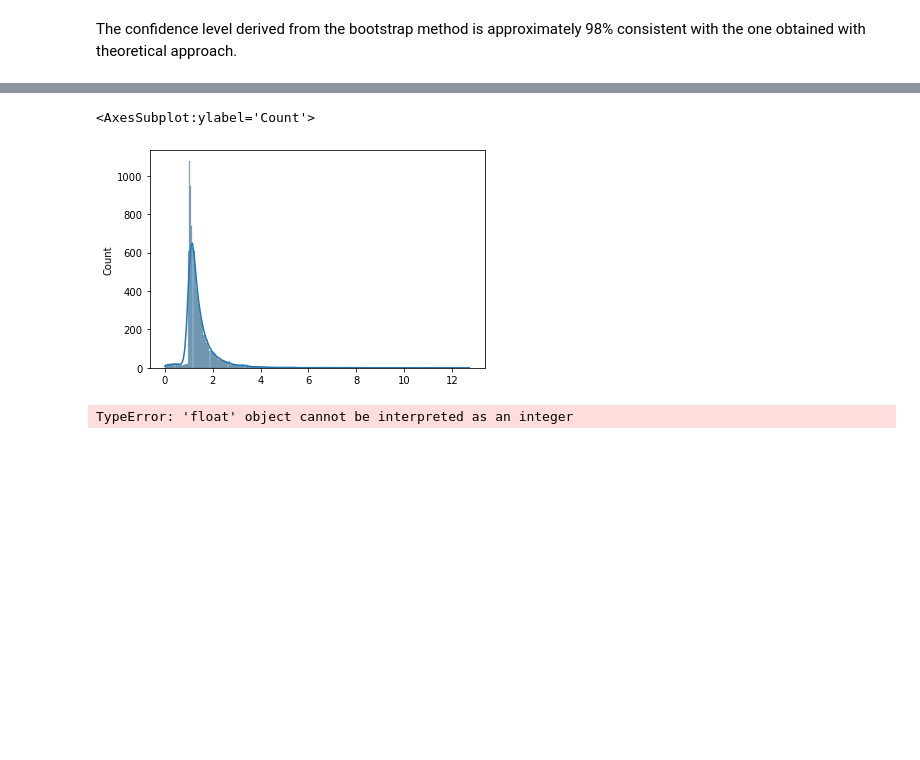
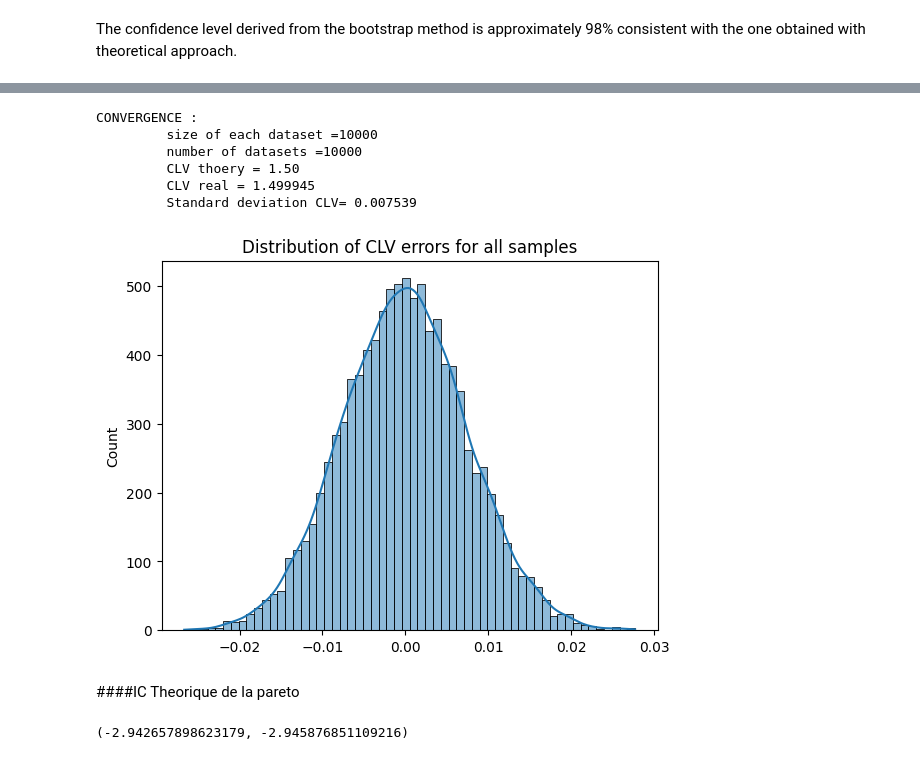
Before and after one commit to louizaaouaouche/Statistical-estimation-of-CLV, a Jupyter notebook: src/notebook.ipynb, the cells around one changed output, grey strips where cells are left out. Drawn from its saved outputs; the diff is of its cells as text; code cells hidden in the pictures; blank space fills up the shorter version.

```diff
--- a/src/notebook.ipynb
+++ b/src/notebook.ipynb
@@ -573,5 +588,5 @@ def generate_pareto(scale, size, obs_duration):
 # %%
 def pareto_c_clv_estimator(Y, ancient):
-    len_A = len(np.where(Y!=ancient)[0])
-    denom = 1 - (np.sum(np.log(Y))/len_A)
+    n = len(Y) - len(np.where(Y==ancient)[0])
+    denom = 1 - (1/n)*(np.sum(np.log(Y)))
     return 1 / denom
@@ -591,0 +643,13 @@ clv_thoery = (shape * scale) /(shape - 1 )
+# %%
+# plot clv errors distribution
+print_conv_plot_distribution(size, n ,clv_theory, clv_pareto)
+# %% [output]
+CONVERGENCE :
+         size of each dataset =10000
+         number of datasets =10000
+         CLV thoery = 1.50
+         CLV real = 1.499945
+         Standard deviation CLV= 0.007539
+[figure, added]
+# %% [markdown]
+####IC Theorique de la pareto
@@ -592,15 +658,7 @@ clv_thoery = (shape * scale) /(shape - 1 )
+# %%
+CI_pareto_c_clv(a,Y_n,ancient)
+# %% [output]
+(-2.942657898623179, -2.945876851109216)
 # %%
-clv_thoery = (shape * scale) /(shape - 1 )
-
-Y ,ancient = generate_pareto(scale, size, DureeObs)
+Y = generate_pareto(scale, size, DureeObs)
 sns.histplot(Y, kde = True)
-# %% [output]
-<AxesSubplot:ylabel='Count'>
-[figure, removed]
-# %%
-# CONSTANT desining if the data is going to be censored or not
-censored = 0
-# Monte Carlo simulation
-clv_pareto, Y_n = monte_carlo(clv_thoery, size, n, censored, pareto_clv_estimator, generate_pareto_test)
-# %% [output]
-TypeError: 'float' object cannot be interpreted as an integer
```
Also changed, not shown: parts of 31 cells of this notebook.
